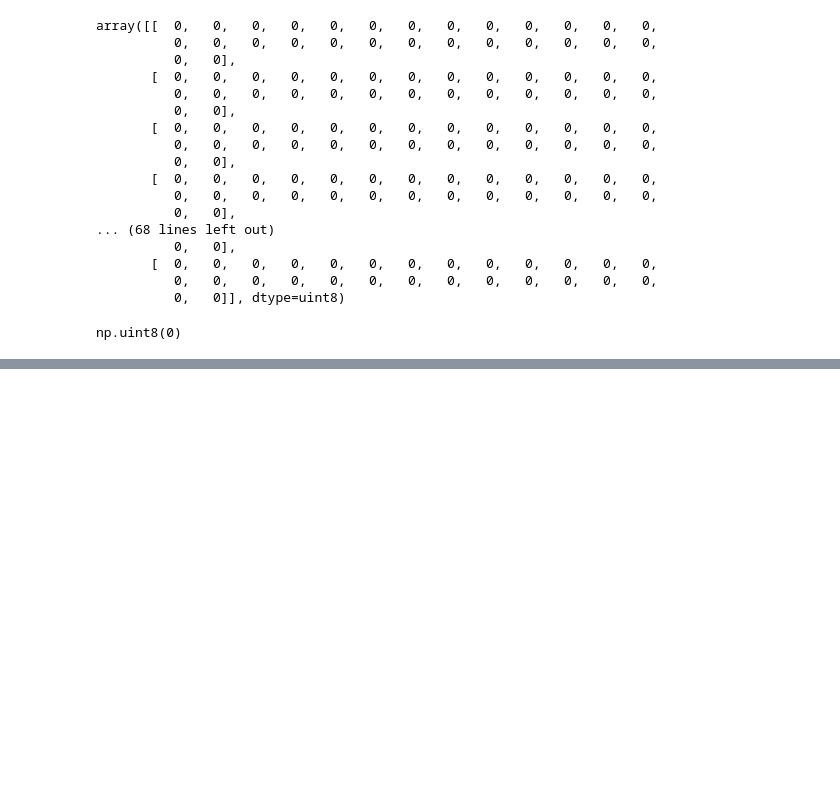
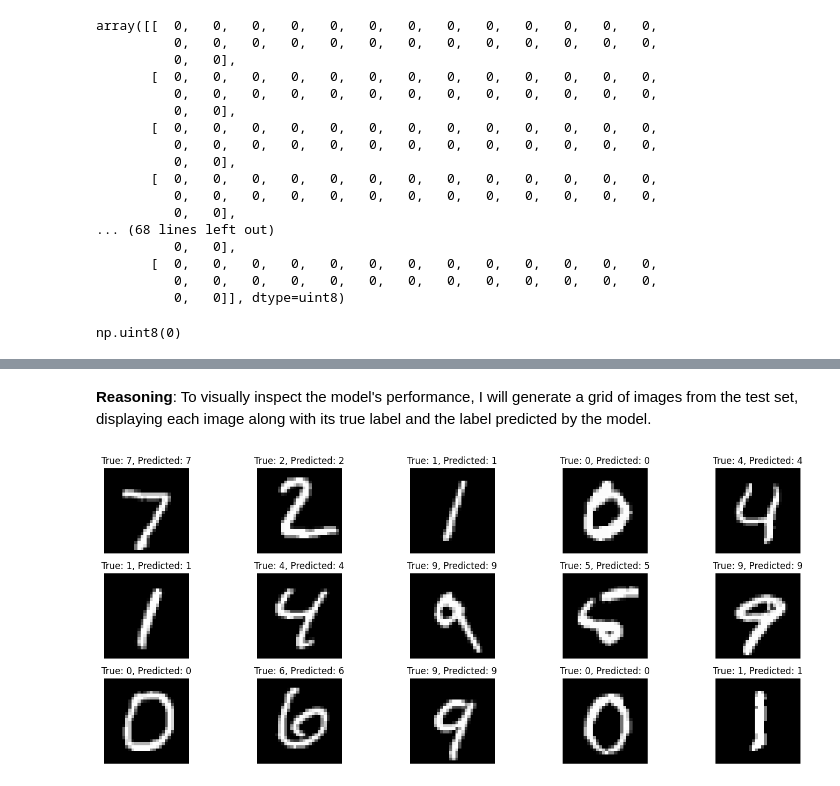
Before and after one commit to purbashis/ml-projects, a Jupyter notebook: MINIST_NN.ipynb, the cells around one changed output, grey strips where cells are left out. Drawn from its saved outputs; the diff is of its cells as text; code cells hidden in the pictures; blank space fills up the shorter version.

```diff
--- a/MINIST_NN.ipynb
+++ b/MINIST_NN.ipynb
@@ -192,0 +201,19 @@ np.uint8(0)
+# %% [markdown]
+**Reasoning**:
+To visually inspect the model's performance, I will generate a grid of images from the test set, displaying each image along with its true label and the label predicted by the model.
+# %%
+plt.figure(figsize=(15, 6))
+num_images_to_display = 15
+
+for i in range(num_images_to_display):
+    plt.subplot(3, 5, i + 1) # 3 rows, 5 columns
+    plt.imshow(x_test[i], cmap='gray')
+    true_label = y_test[i]
+    predicted_label = np.argmax(prediction[i])
+    plt.title(f"True: {true_label}, Predicted: {predicted_label}")
+    plt.axis('off')
+
+plt.tight_layout()
+plt.show()
+# %% [output]
+[figure, added]
```
Also changed, not shown: parts of 17 cells of this notebook.
